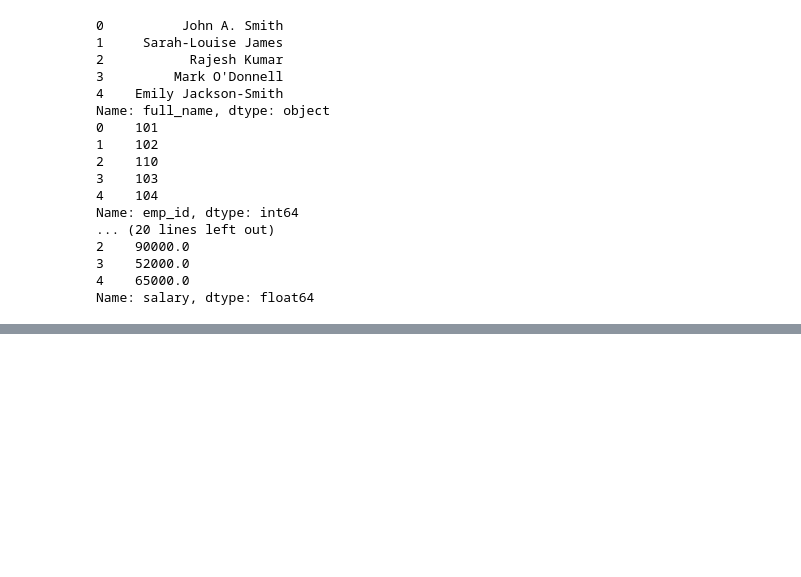
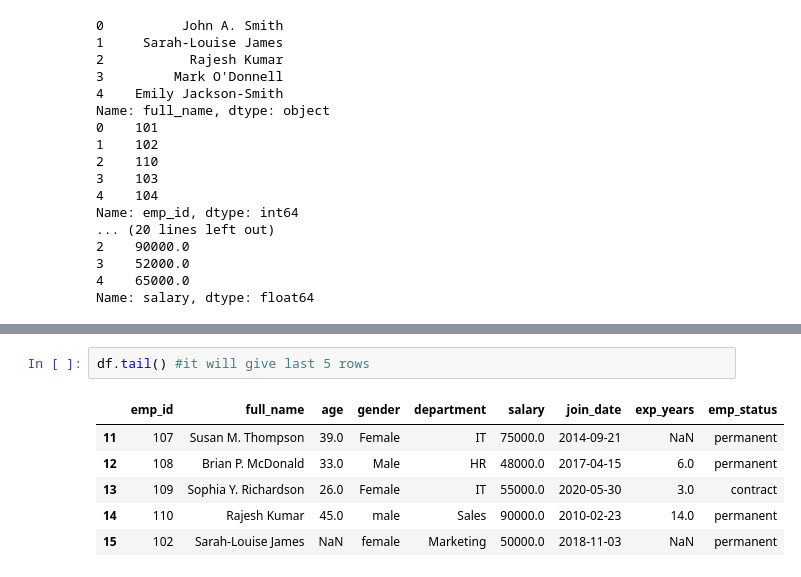
Before and after one commit to dpkasahu/numpy, a Jupyter notebook: pandas_01.ipynb, the cells around one changed output, grey strips where cells are left out. Saved outputs shown, nothing was run; the diff lists cells and outputs as text; blank space fills up the shorter version.

```diff
--- a/pandas_01.ipynb
+++ b/pandas_01.ipynb
@@ -274,0 +296,9 @@ Name: salary, dtype: float64
+# %%
+df.tail() #it will give last 5 rows
+# %% [output]
+|  | emp_id | full_name | age | gender | department | salary | join_date | exp_years | emp_status |
+| 11 | 107 | Susan M. Thompson | 39.0 | Female | IT | 75000.0 | 2014-09-21 | NaN | permanent |
+| 12 | 108 | Brian P. McDonald | 33.0 | Male | HR | 48000.0 | 2017-04-15 | 6.0 | permanent |
+| 13 | 109 | Sophia Y. Richardson | 26.0 | Female | IT | 55000.0 | 2020-05-30 | 3.0 | contract |
+| 14 | 110 | Rajesh Kumar | 45.0 | male | Sales | 90000.0 | 2010-02-23 | 14.0 | permanent |
+| 15 | 102 | Sarah-Louise James | NaN | female | Marketing | 50000.0 | 2018-11-03 | NaN | permanent |
```
Also changed, not shown: parts of 1 cell of this notebook.
